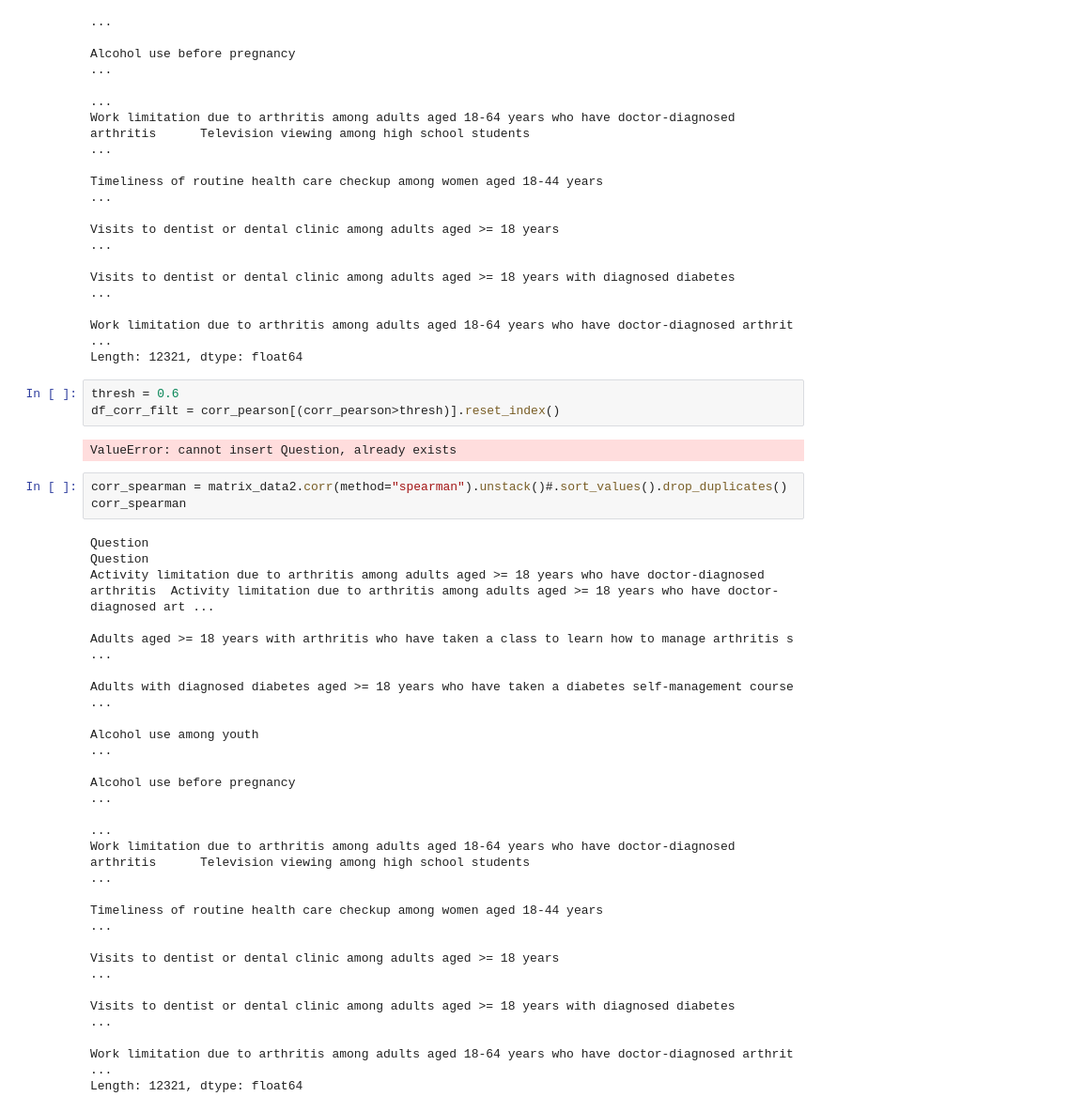
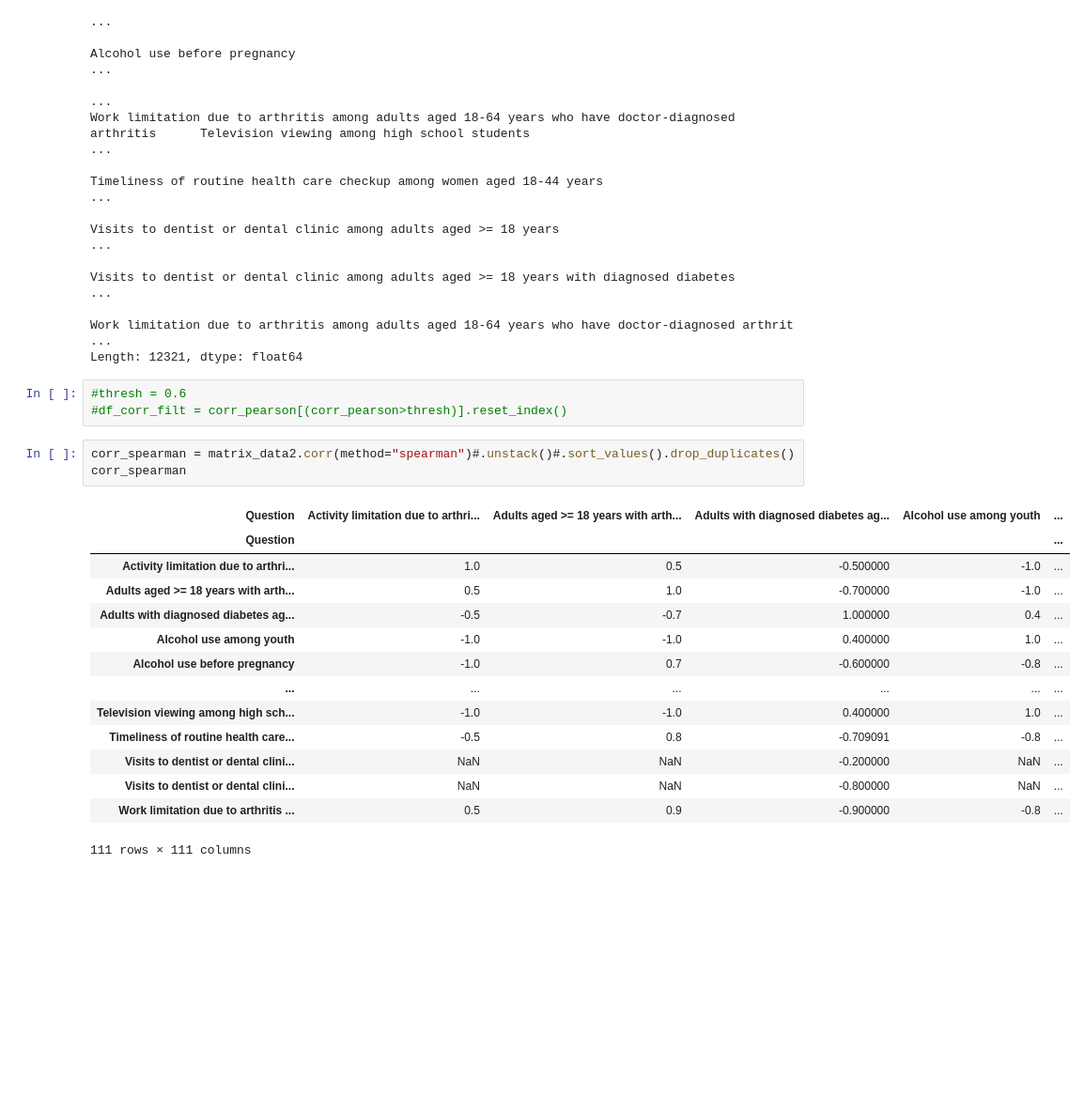
Before and after one commit to andeepl7/FProject_VisualAnalytics, a Jupyter notebook: ETL- Chronic diseases.ipynb, the cells around one changed output. Shown at 94% size. Drawn from its saved outputs; the diff is of its cells as text; blank space fills up the shorter version.

```diff
--- a/ETL- Chronic diseases.ipynb
+++ b/ETL- Chronic diseases.ipynb
@@ -792,27 +795,26 @@ Work limitation due to arthritis among adults aged 18-64 years who have doctor-d
                                                                                                         Work limitation due to arthritis among adults aged 18-64 years who have doctor-diagnosed arthrit ...
 Length: 12321, dtype: float64
 # %%
-thresh = 0.6
-df_corr_filt = corr_pearson[(corr_pearson>thresh)].reset_index()
+#thresh = 0.6
+#df_corr_filt = corr_pearson[(corr_pearson>thresh)].reset_index()
-# %% [output]
-ValueError: cannot insert Question, already exists
 # %%
-corr_spearman = matrix_data2.corr(method="spearman").unstack()#.sort_values().drop_duplicates()
+corr_spearman = matrix_data2.corr(method="spearman")#.unstack()#.sort_values().drop_duplicates()
 corr_spearman
 # %% [output]
+| Question | Activity limitation due to arthri... | Adults aged >= 18 years with arth... | Adults with diagnosed diabetes ag... | Alcohol use among youth | ... |
+| Question |  |  |  |  | ... |
+| Activity limitation due to arthri... | 1.0 | 0.5 | -0.500000 | -1.0 | ... |
+| Adults aged >= 18 years with arth... | 0.5 | 1.0 | -0.700000 | -1.0 | ... |
+| Adults with diagnosed diabetes ag... | -0.5 | -0.7 | 1.000000 | 0.4 | ... |
+| Alcohol use among youth | -1.0 | -1.0 | 0.400000 | 1.0 | ... |
+| Alcohol use before pregnancy | -1.0 | 0.7 | -0.600000 | -0.8 | ... |
+| ... | ... | ... | ... | ... | ... |
+| Television viewing among high sch... | -1.0 | -1.0 | 0.400000 | 1.0 | ... |
+| Timeliness of routine health care... | -0.5 | 0.8 | -0.709091 | -0.8 | ... |
+| Visits to dentist or dental clini... | NaN | NaN | -0.200000 | NaN | ... |
+| Visits to dentist or dental clini... | NaN | NaN | -0.800000 | NaN | ... |
+| Work limitation due to arthritis ... | 0.5 | 0.9 | -0.900000 | -0.8 | ... |
-Question                                                                                                Question
-Activity limitation due to arthritis among adults aged >= 18 years who have doctor-diagnosed arthritis  Activity limitation due to arthritis among adults aged >= 18 years who have doctor-diagnosed art ...
-                                                                                                        Adults aged >= 18 years with arthritis who have taken a class to learn how to manage arthritis s ...
-                                                                                                        Adults with diagnosed diabetes aged >= 18 years who have taken a diabetes self-management course ...
-                                                                                                        Alcohol use among youth                                                                          ...
-                                                                                                        Alcohol use before pregnancy                                                                     ...
-                                                                                                                                                                                                         ...
-Work limitation due to arthritis among adults aged 18-64 years who have doctor-diagnosed arthritis      Television viewing among high school students                                                    ...
-                                                                                                        Timeliness of routine health care checkup among women aged 18-44 years                           ...
-                                                                                                        Visits to dentist or dental clinic among adults aged >= 18 years                                 ...
-                                                                                                        Visits to dentist or dental clinic among adults aged >= 18 years with diagnosed diabetes         ...
-                                                                                                        Work limitation due to arthritis among adults aged 18-64 years who have doctor-diagnosed arthrit ...
-Length: 12321, dtype: float64
+111 rows × 111 columns
 # %%
 sns.heatmap(corr_spearman)
 # %% [output]
```
Also changed, not shown: parts of 2 cells of this notebook.
